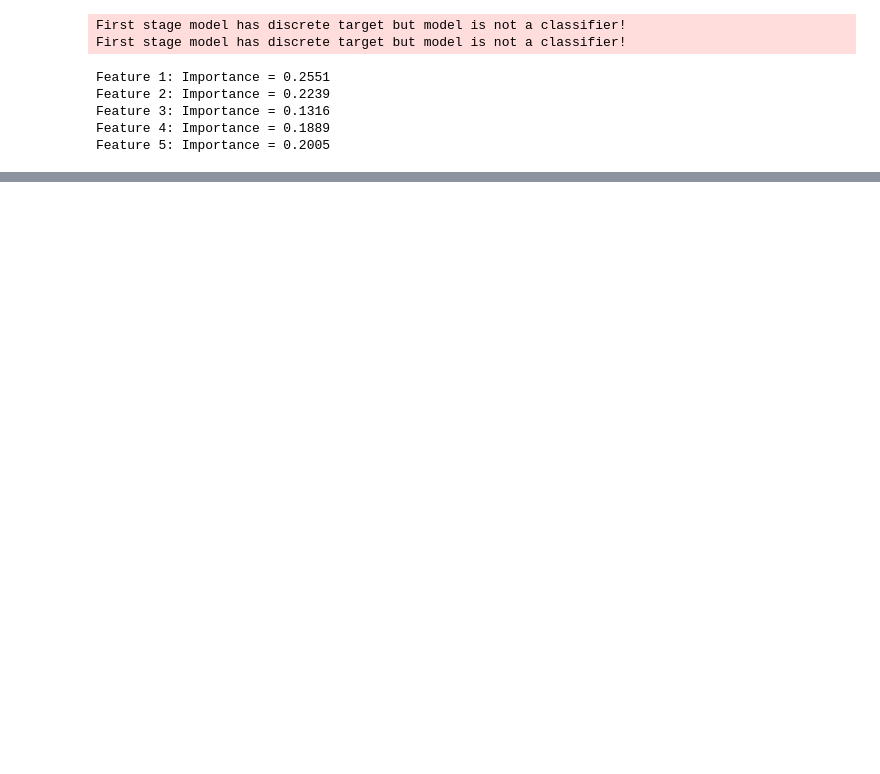
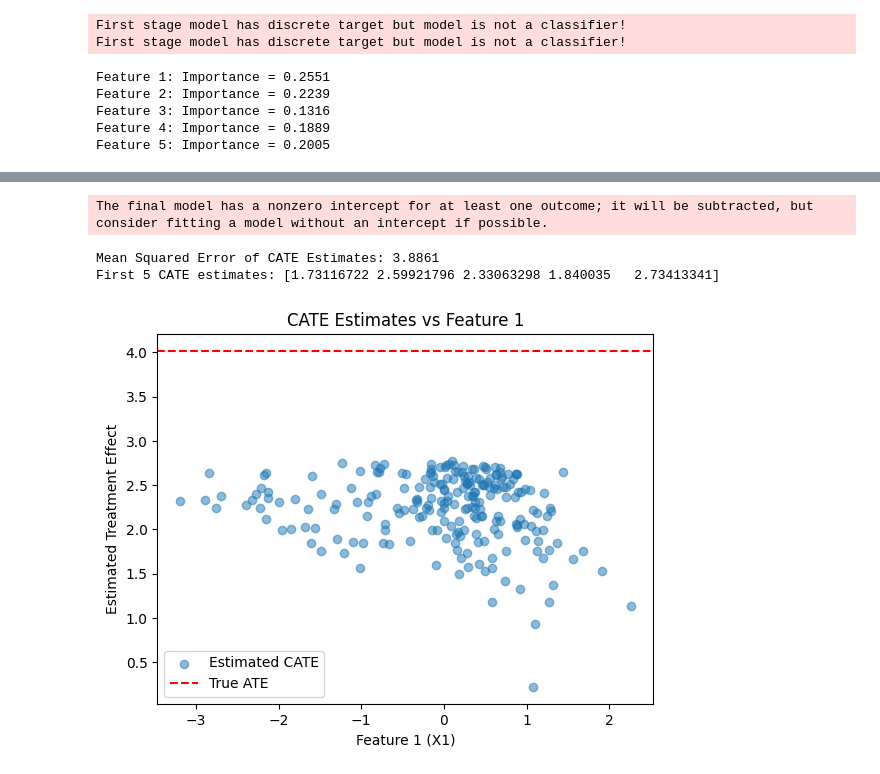
Before and after one commit to zahrakhanalizade/econ_coding, a Jupyter notebook: Causal_ML.ipynb, the cells around one changed output, grey strips where cells are left out. Cells and saved outputs as stored; diff of their text form; code cells hidden in the pictures; blank space fills up the shorter version.

```diff
--- a/Causal_ML.ipynb
+++ b/Causal_ML.ipynb
@@ -71,0 +222,38 @@ Feature 5: Importance = 0.2005
+# %%
+dml = DML(
+    model_y=LassoCV(),                    # Outcome model
+    model_t=RandomForestRegressor(n_estimators=100, max_depth=5, min_samples_leaf=10),      # Treatment model
+    model_final=LassoCV(),                # Final-stage model for effect estimation
+    cv=3                                  # Cross-validation folds
+)
+
+
+dml.fit(Y_train, T_train, X=X_train)
+
+# Predict CATE
+cate = dml.effect(X_test)
+
+# Evaluate Performance
+true_effect = data['mu1'].values - data['mu0'].values  # True treatment effect
+true_effect_test = true_effect[-len(X_test):]  # True ATE for the test set
+
+# Compute Mean Squared Error for model quality
+mse = mean_squared_error(true_effect_test, cate)
+print(f"Mean Squared Error of CATE Estimates: {mse:.4f}")
+
+# Interpretation
+print("First 5 CATE estimates:", cate[:5])
+
+# Visualizing results
+plt.scatter(X_test[:, 0], cate, alpha=0.5, label='Estimated CATE')
+plt.axhline(y=np.mean(true_effect), color='red', linestyle='--', label='True ATE')
+plt.xlabel("Feature 1 (X1)")
+plt.ylabel("Estimated Treatment Effect")
+plt.legend()
+plt.title("CATE Estimates vs Feature 1")
+plt.show()
+# %% [output]
+The final model has a nonzero intercept for at least one outcome; it will be subtracted, but consider fitting a model without an intercept if possible.
+Mean Squared Error of CATE Estimates: 3.8861
+First 5 CATE estimates: [1.73116722 2.59921796 2.33063298 1.840035   2.73413341]
+[figure, added]
```
Also changed, not shown: parts of 17 cells of this notebook.
